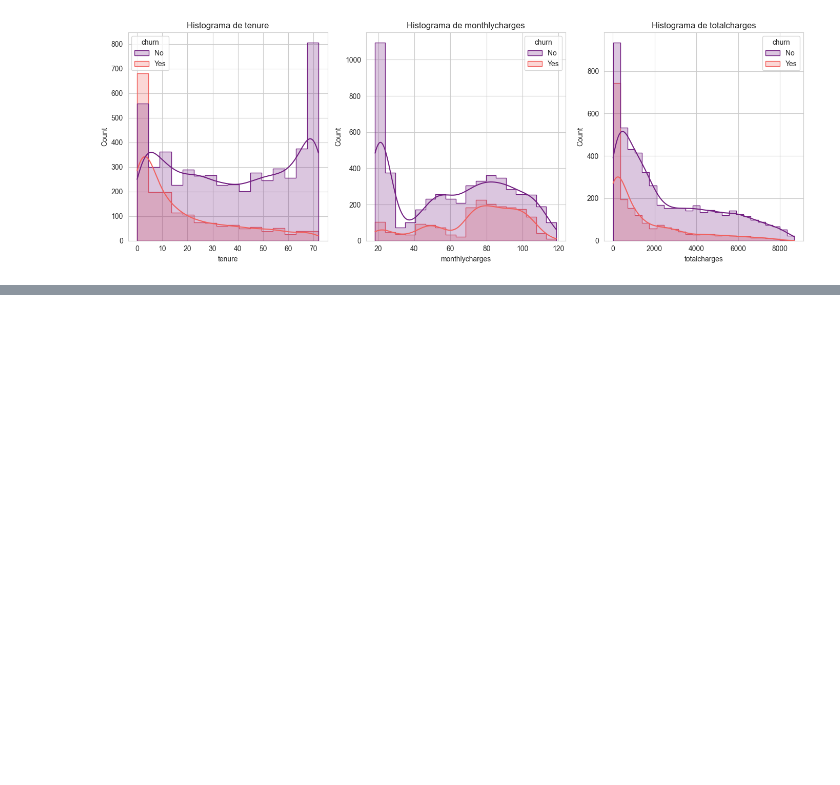
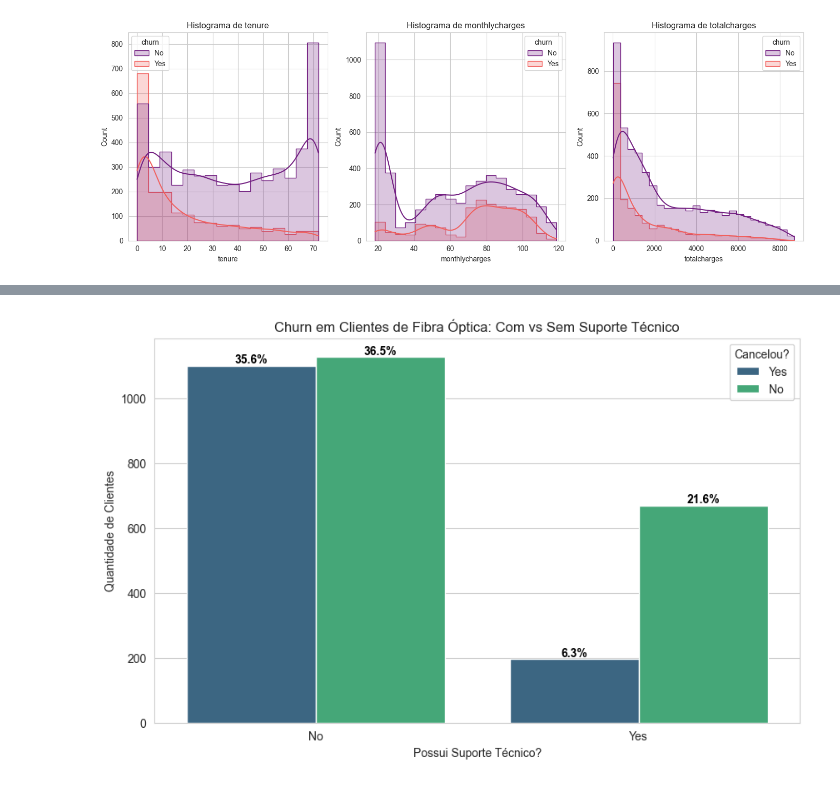
Before and after one commit to JCarapina/projeto-churn-telecom, a Jupyter notebook: notebooks/1.0-eda-inicial.ipynb, the cells around one changed output, grey strips where cells are left out. Drawn from its saved outputs; the diff is of its cells as text; code cells hidden in the pictures; blank space fills up the shorter version.

Commit message:
Analisando potenciais churn e correlaçoes

```diff
--- a/notebooks/1.0-eda-inicial.ipynb
+++ b/notebooks/1.0-eda-inicial.ipynb
@@ -178,0 +189,36 @@ plt.show()
+# %%
+
+# Vamos filtrar apenas quem tem Fibra Óptica e ver a relação com TechSupport
+df_fibra = df[df['internetservice'] == 'Fiber optic']
+
+plt.figure(figsize=(10, 6))
+ax = sns.countplot(data=df_fibra, x='techsupport', hue='churn', palette='viridis')
+
+plt.title('Churn em Clientes de Fibra Óptica: Com vs Sem Suporte Técnico')
+plt.xlabel('Possui Suporte Técnico?')
+plt.ylabel('Quantidade de Clientes')
+plt.legend(title='Cancelou?')
+
+total = len(df_fibra)
+
+for p in ax.patches:
+    height = p.get_height()
+    # Verifica se a barra existe (height > 0) para evitar erros ou textos no chão
+    if height > 0:
+        # O cálculo aqui é: (quantidade da barra / total de fibra)
+        percentage = f'{height/total:.1%}'
+
+        # Coloca o texto: (x = centro da barra, y = altura da barra)
+        ax.annotate(percentage,
+                    (p.get_x() + p.get_width() / 2., height),
+                    ha = 'center', va = 'center',
+                    xytext = (0, 5), # Desloca 5 pontos para cima
+                    textcoords = 'offset points',
+                    fontsize=10,
+                    color='black',
+                    weight='bold')
+
+
+plt.show()
+# %% [output]
+[figure, added]
```
Also changed, not shown: parts of 3 cells of this notebook.
